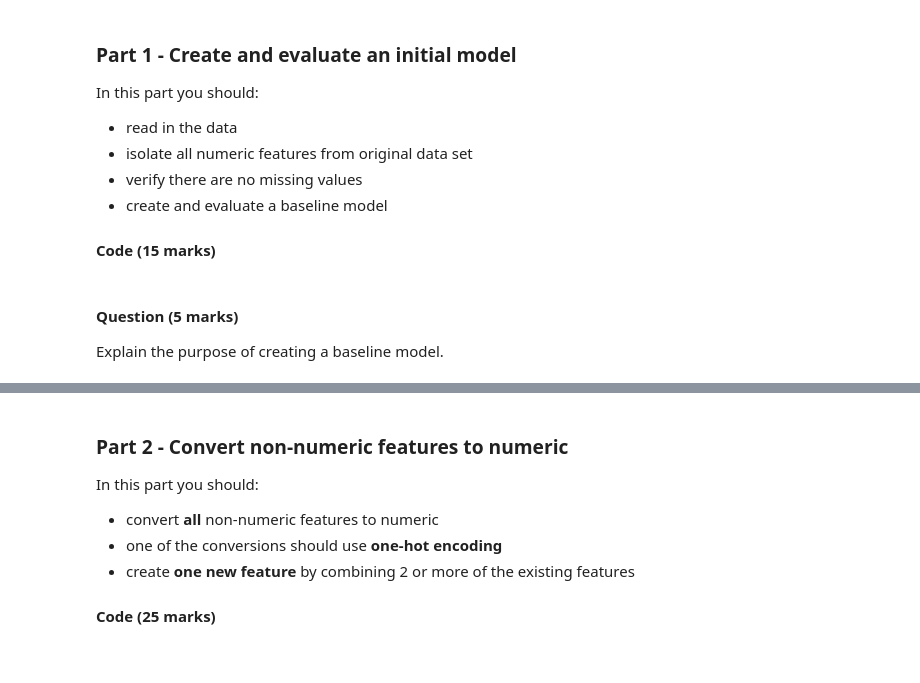
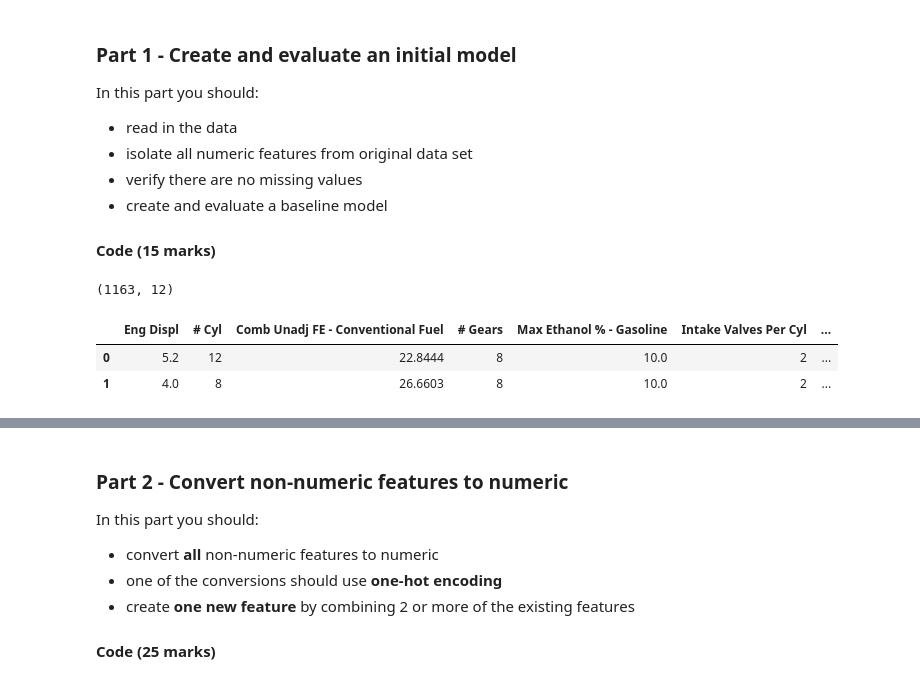
Before and after one commit to joncalle/ML1, a Jupyter notebook: Graded_Lab_2.ipynb, the cells around one changed output, grey strips where cells are left out. Cells and saved outputs as stored; diff of their text form; code cells hidden in the pictures.

```diff
--- a/Graded_Lab_2.ipynb
+++ b/Graded_Lab_2.ipynb
@@ -46,7 +48,3 @@ In this part you should:
  - create and evaluate a baseline model
 
 #### Code (15 marks)
-# %% [markdown]
-#### Question (5 marks)
-
-Explain the purpose of creating a baseline model.
@@ -52,0 +59,9 @@ Explain the purpose of creating a baseline model.
+# %%
+veh_18 = pd.read_csv("https://raw.githubusercontent.com/joncalle/ML1/main/veh18.csv")
+print(veh_18.shape) # print rows, columns
+veh_18.head(2)      # dump first 2 rows
+# %% [output]
+(1163, 12)
+|  | Eng Displ | # Cyl | Comb Unadj FE - Conventional Fuel | # Gears | Max Ethanol % - Gasoline | Intake Valves Per Cyl | ... |
+| 0 | 5.2 | 12 | 22.8444 | 8 | 10.0 | 2 | ... |
+| 1 | 4.0 | 8 | 26.6603 | 8 | 10.0 | 2 | ... |
```
Also changed, not shown: parts of 18 cells of this notebook.
